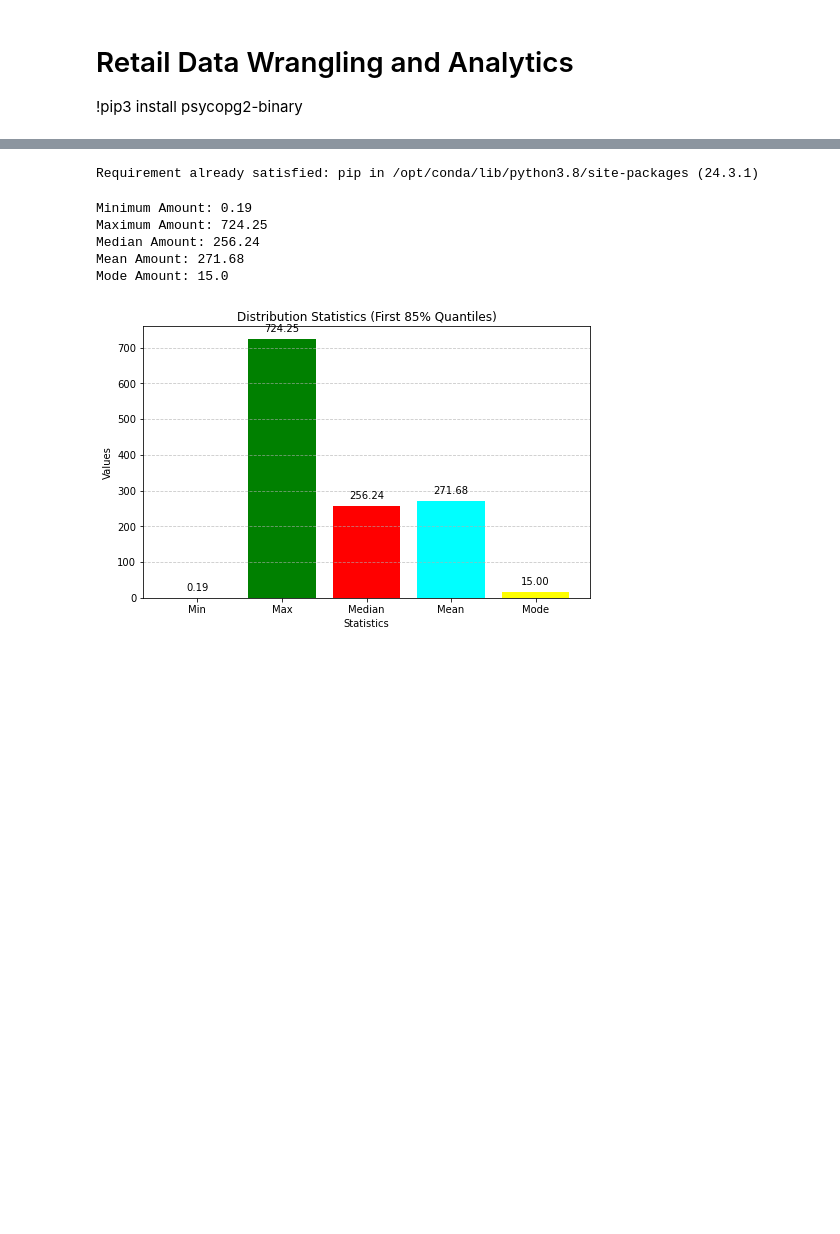
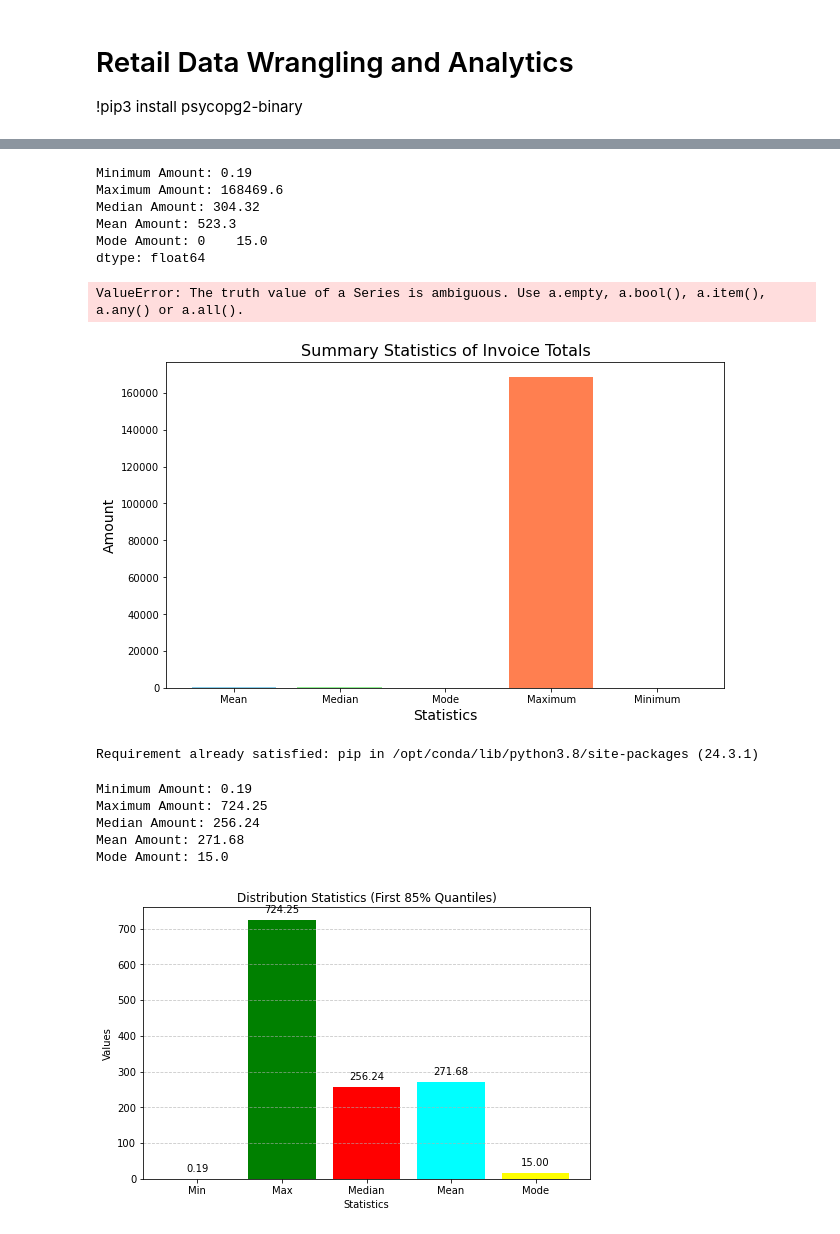
Before and after one commit to jarviscanada/jarvis_data_eng_UmaraniKumaresan, a Jupyter notebook: python_data_analytics/python_data_wrangling/retail_data_analytics.ipynb, the cells around one changed output, grey strips where cells are left out. Saved outputs shown, nothing was run; the diff lists cells and outputs as text; code cells hidden in the pictures; blank space fills up the shorter version.

```diff
--- a/python_data_analytics/python_data_wrangling/retail_data_analytics.ipynb
+++ b/python_data_analytics/python_data_wrangling/retail_data_analytics.ipynb
@@ -33,0 +15,15 @@ print(df.head())
+# %%
+# Load CSV into Dataframe from Database
+import pandas as pd
+import numpy as np
+import matplotlib.pyplot as plt
+import seaborn as sns
+from scipy.stats import mode
+
+
+query = "SELECT * FROM retail;"
+retail_df = pd.read_sql(query, conn)
+filtered_retail_df = pd.DataFrame(retail_df[(retail_df["quantity"] >= 0) & (retail_df["unit_price"] >= 0)])
+df=pd.DataFrame(filtered_retail_df)
+
+pd.options.display.max_columns = 25
@@ -142,3 +85,61 @@ plt.show()
+# %%
+# Total Invoice Amount Distribution
+
+df['Invoice_amount'] = df['quantity'] * df['unit_price']
+filtered_df = df[df['Invoice_amount'] > 0]
+invoice_totals = filtered_df.groupby('invoice_no')['Invoice_amount'].sum()
+invoice_totals = invoice_totals.rename('InvoiceSum')
+
+
+min_amount = invoice_totals.min()
+
+max_amount = invoice_totals.max()
+median_amount = invoice_totals.median()
+mean_amount = invoice_totals.mean()
+mode_amount = invoice_totals.mode()
+print('Minimum Amount:', min_amount)
+print('Maximum Amount:', max_amount)
+print('Median Amount:', np.round(median_amount,2))
+print('Mean Amount:', np.round(mean_amount,2))
+print('Mode Amount:', mode_amount)
+
+
+df['month'] = df['invoice_date'].dt.to_period('M')
+
+statistics = {
+    'Mean': mean_amount,
+    'Median': median_amount,
+    'Mode': mode_amount,
+    'Maximum': max_amount,
+    'Minimum': min_amount
+}
+
+labels = list(statistics.keys())
+values = list(statistics.values())
+
+plt.figure(figsize=(10, 6))
+plt.bar(labels, values, color=['skyblue', 'lightgreen', 'orange', 'coral', 'violet'])
+
+plt.title('Summary Statistics of Invoice Totals', fontsize=16)
+plt.ylabel('Amount', fontsize=14)
+plt.xlabel('Statistics', fontsize=14)
+
+for i, value in enumerate(values):
+    plt.text(i, value + 0.05 * max(values), f'{value:.2f}', ha='center', fontsize=12)
+
+plt.grid(axis='y', linestyle='--', alpha=0.7)
+
+plt.tight_layout()
+plt.show()
+# %% [output]
+Minimum Amount: 0.19
+Maximum Amount: 168469.6
+Median Amount: 304.32
+Mean Amount: 523.3
+Mode Amount: 0    15.0
+dtype: float64
+ValueError: The truth value of a Series is ambiguous. Use a.empty, a.bool(), a.item(), a.any() or a.all().
+[figure, added]
 # %%
 !pip install --upgrade pip
 # %% [output]
```
Also changed, not shown: parts of 9 cells of this notebook.
